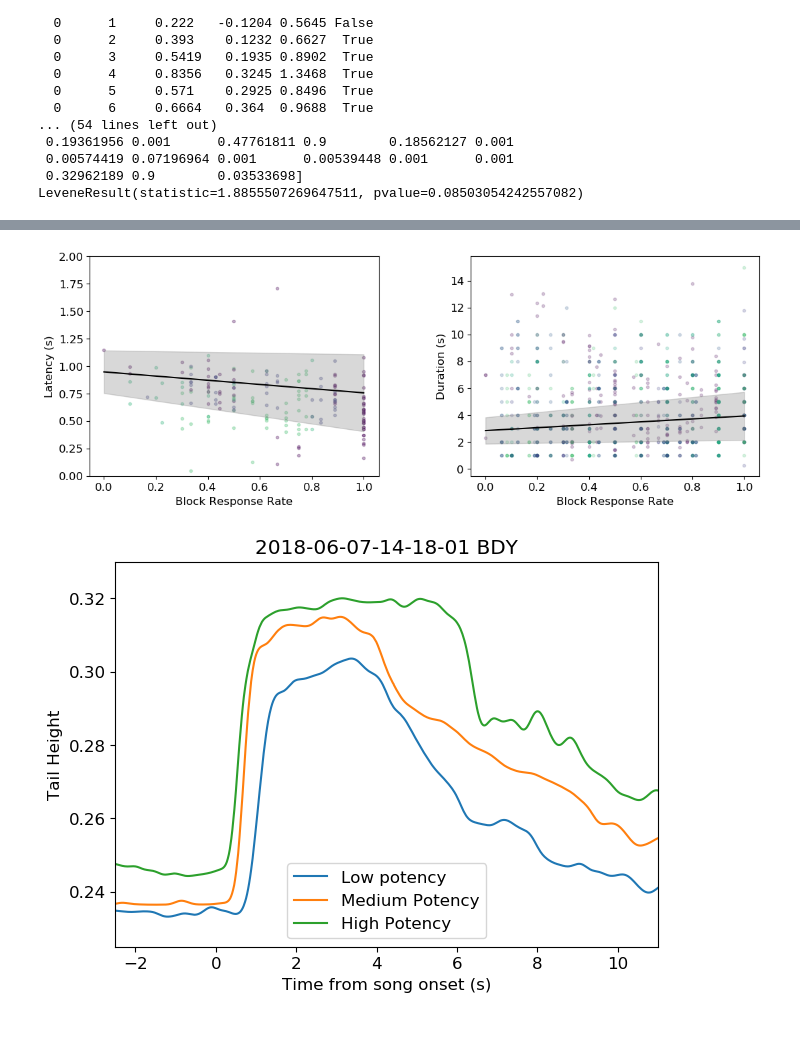
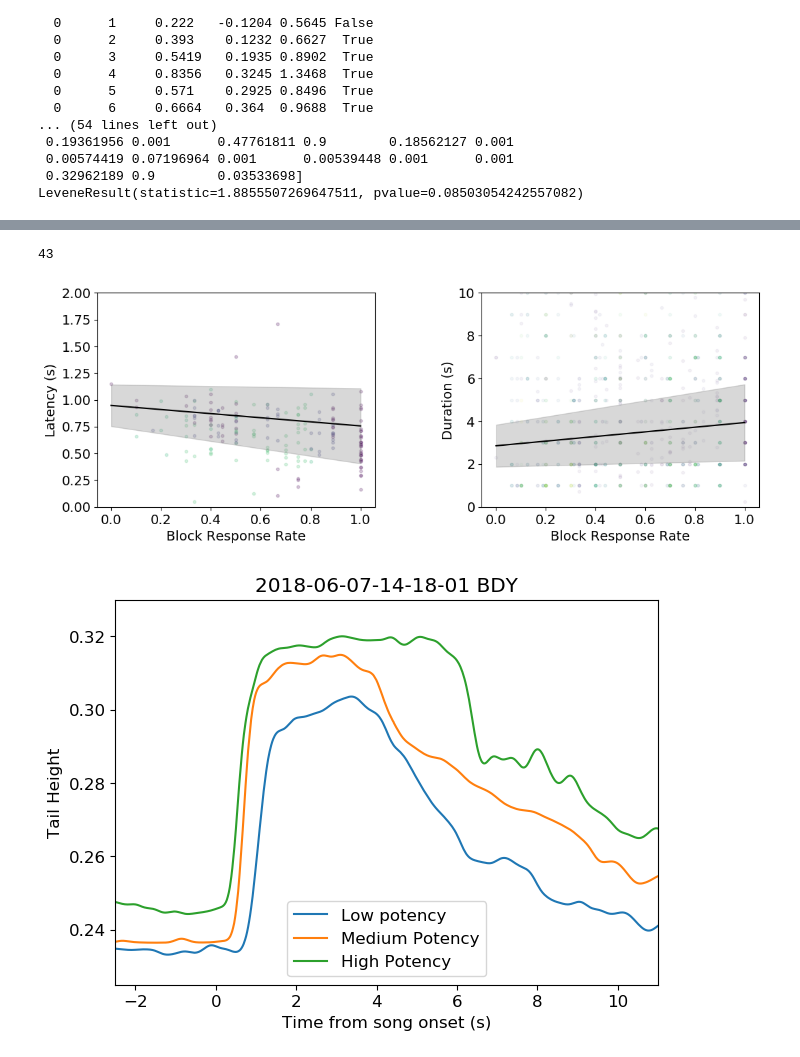
Before and after one commit to aperkes/PostureAnalysis, a Jupyter notebook: ManuscriptAnalysis-Final.ipynb, the cells around one changed output, grey strips where cells are left out. Cells and saved outputs as stored; diff of their text form; code cells hidden in the pictures; blank space fills up the shorter version.

```diff
--- a/ManuscriptAnalysis-Final.ipynb
+++ b/ManuscriptAnalysis-Final.ipynb
@@ -1974,50 +2016,73 @@ high_lat_r = np.poly1d([elr_high,il_high])
 fig,(ax,ax1) = plt.subplots(1,2)
 
 ## Plot Duration by individual
+print(n_all_birds)
 for b in range(n_all_birds):
     bird_df = durations_df[durations_df['Bird'] == all_bird_list[b]]
     aviary = bird_df['Aviary'].iloc[0]
     aviary_i = aviary_dict[aviary]
     #color = paper_cmap(b/n_all_birds)
-    color = aviary_colors[aviary_i]
-    ax1.scatter(bird_df['ResponseRate'],bird_df['Duration'],marker='.',alpha = .2,color=color,label=aviary)
+    #color = aviary_colors[aviary_i]
+    color = cm.viridis(b/n_all_birds)
+    ax1.scatter(bird_df['ResponseRate'],bird_df['Duration'],marker='.',alpha = .05,color=color,label=aviary)
+    if False:
+        if len(bird_df['Duration']) > 1:
+            #print('drawing',f)
+            fit_line = np.poly1d(np.polyfit(bird_df['ResponseRate'],bird_df['Duration'],1))
+            #print(fit_line([0,1]))
+            ax1.plot([0,1],fit_line([0,1]),alpha=.5,color=cm.viridis(b/n_all_birds))
+        else:
+            #print('skipping',f)
+            pass
 
 ## Plot latency by individual
 
 birds_to_plot = [1,2,4,5,6,7,8,9]
 for f in birds_to_plot:
     bird_df = trimmed_df[trimmed_df['Bird'] == f]
+    bird_df = bird_df.dropna(subset=['Latency','ResponseRate'])
     xs_resp = np.array(bird_df['ResponseRate']).astype(float)
     ys_lat = np.array(bird_df['Latency']).astype(float)
 
-    ax.scatter(xs_resp,ys_lat,marker='.',alpha=.3,color=bird_colors[f])
+    ax.scatter(xs_resp,ys_lat,marker='.',alpha=.2,color=bird_colors[f])
+    if False:
+        if len(ys_lat) > 5:
+            #print('drawing',f)
+            fit_line = np.poly1d(np.polyfit(xs_resp,ys_lat,1))
+            #print(fit_line([0,1]))
+            ax.plot([0,1],fit_line([0,1]),alpha=.5,color=bird_colors[f])
+        else:
+            #print('skipping',f)
+            pass
 
 
 ax.plot([0,1],lat_line_r([0,1]),color='black')
 ax.fill_between([0,1],high_lat_r([0,1]),low_lat_r([0,1]),color='gray',alpha=.3)
 
 
 ax1.plot([0,1],dur_line_r([0,1]),color='black')
 ax1.fill_between([0,1],high_dur_r([0,1]),low_dur_r([0,1]),color='gray',alpha=.3)
 
 ax.set_ylim([0,2.0])
 ax.set_xlabel('Block Response Rate')
 ax.set_ylabel('Latency (s)')
 ax1.set_ylabel('Duration (s)')
 ax1.set_xlabel('Block Response Rate')
+ax1.set_ylim([0,10])
 
 
 #fig.legend()
 
 fig.tight_layout()
 fig.set_size_inches(12,4)
 
 fig.show()
 
 if False:
     fig.savefig('/home/ammon/Desktop/PaperFigs/fig7d.png',dpi=300)
 # %% [output]
+43
-[figure, old version]
+[figure, new version]
 # %%
 ## Plot exemplar postures (Figure 7d)
 
```
Also changed, not shown: parts of 6 cells of this notebook.
